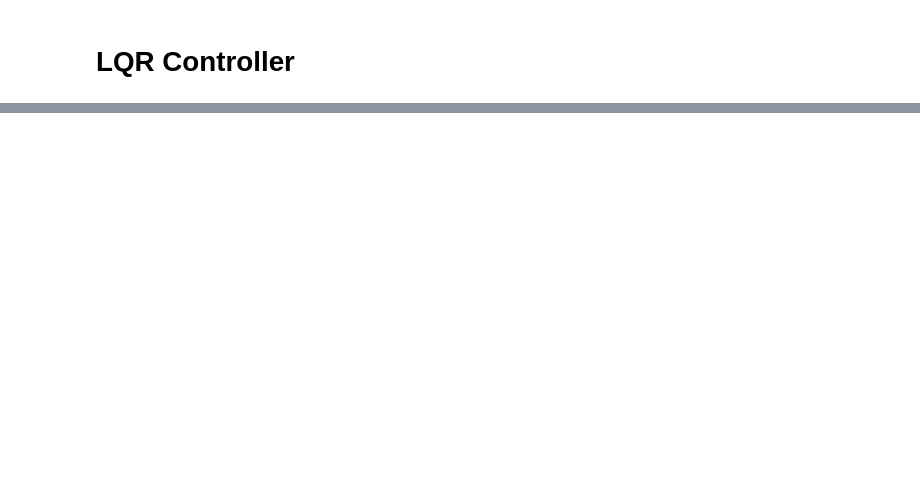
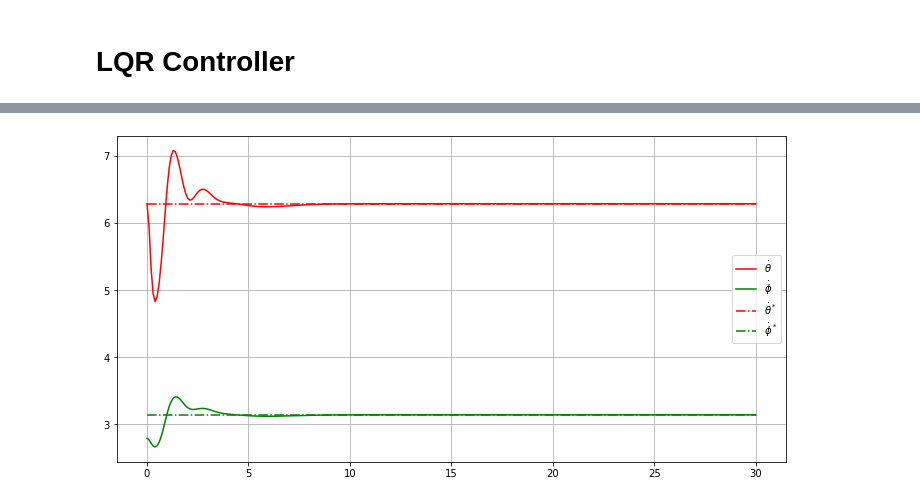
Before and after one commit to PeiChenWu/AA203_Final_Project, a Jupyter notebook: LQR.ipynb, the cells around one changed output, grey strips where cells are left out. Drawn from its saved outputs; the diff is of its cells as text; code cells hidden in the pictures; blank space fills up the shorter version.

```diff
--- a/LQR.ipynb
+++ b/LQR.ipynb
@@ -87,2 +97,16 @@ plt.show() #this says display the info here
+# %%
+#Now plot the angle vs time
+fig = plt.figure(figsize = (12, 6))
+ax = fig.add_subplot(111, autoscale_on=True) #if you want to strictly set the bounds
+ax.grid() #this allows us to see the grid
+ax.plot(t,s2_t[:,2],'r',label='$\\dot{\\theta}$') #Note: when using latex in legends, use double instead of single '\' for variables
+ax.plot(t,s2_t[:,3],'g',label='$\\dot{\\phi}$') #Note: when using latex in legends, use double instead of single '\' for variables
+ax.plot(t,s_star[2]*np.ones_like(t),'-.r',label='$\\dot{\\theta}^*$') #Note: when using latex in legends, use double instead of single '\' for variables
+ax.plot(t,s_star[3]*np.ones_like(t),'-.g',label='$\\dot{\\phi}^*$') #Note: when using latex in legends, use double instead of single '\' for variables
+ax.legend() #show the legend
+
+plt.show() #this says display the info here
+# %% [output]
+[figure, added]
 # %%
 #Now plot the velocity vs time
```
Also changed, not shown: parts of 11 cells of this notebook.
